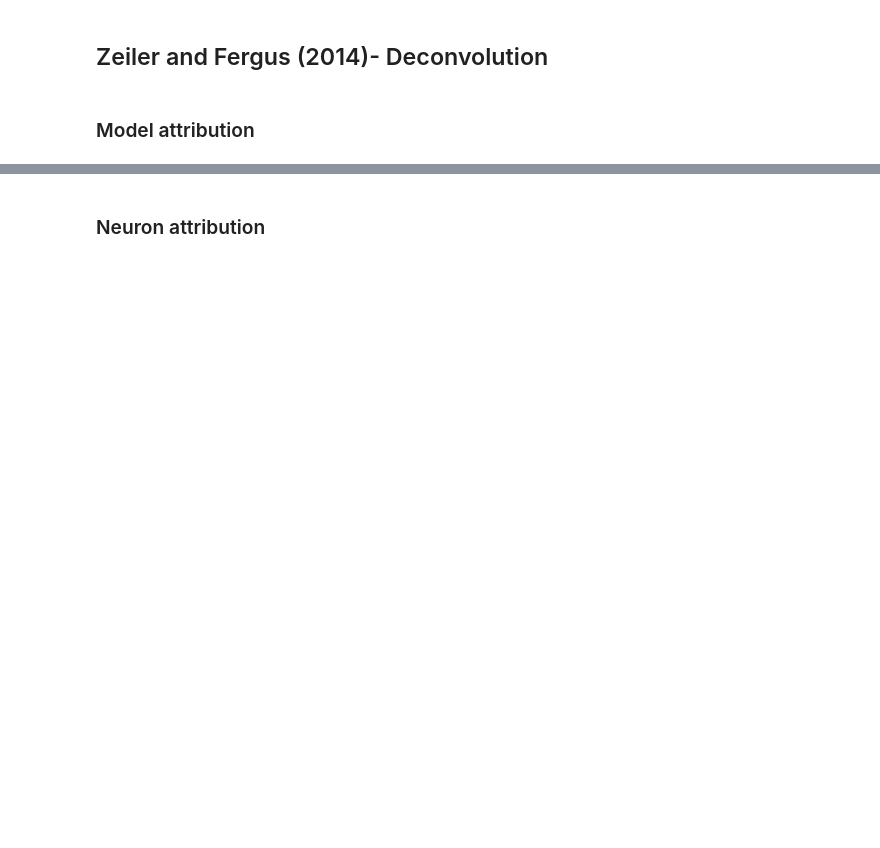
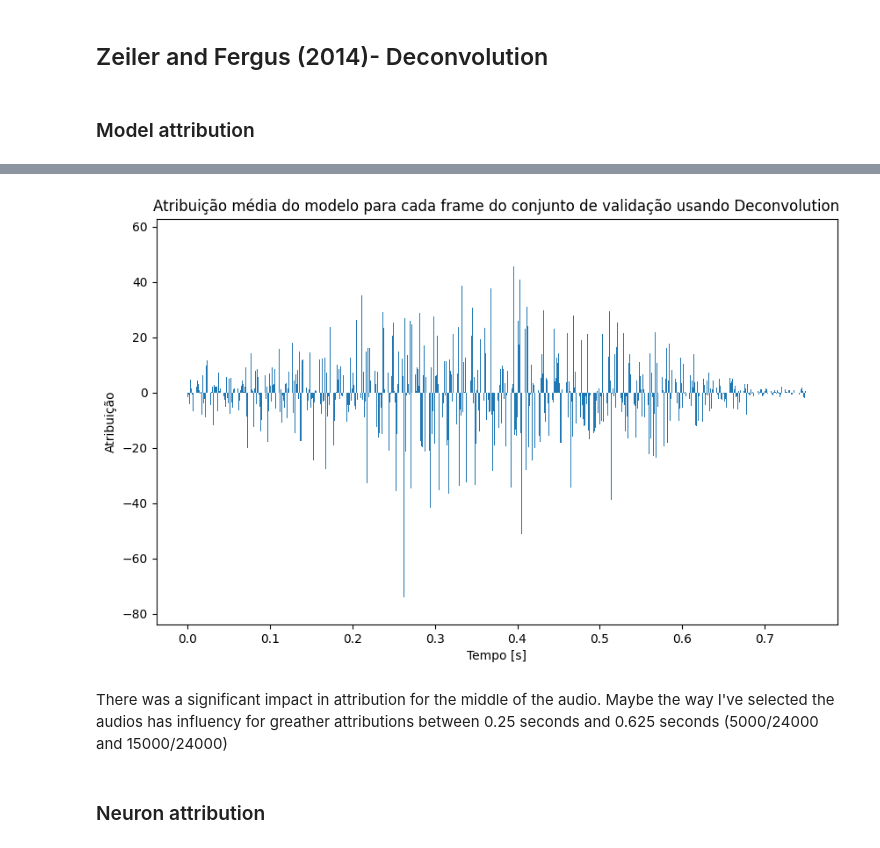
Before and after one commit to SousaPedroso/PIDL, a Jupyter notebook: panns/interpretability/local_gradients.ipynb, the cells around one changed output, grey strips where cells are left out. Cells and saved outputs as stored; diff of their text form; code cells hidden in the pictures; blank space fills up the shorter version.

```diff
--- a/panns/interpretability/local_gradients.ipynb
+++ b/panns/interpretability/local_gradients.ipynb
@@ -105,16 +134,20 @@ plot_frame_attributions(attribution_deconv, title="Atribuição média do modelo
 # %%
-_, ax = plt.subplots(figsize=(10, 6))
+fig, ax = plt.subplots(figsize=(10, 6))
 
-ax.bar(np.arange(attribution_deconv.size()[1]), np.mean(attribution_deconv.cpu().detach().numpy(), axis=0))
+ax.bar(np.arange(gen_attribution.size()[1]), np.mean(gen_attribution.cpu().detach().numpy(), axis=0))
 
 ax.set_xlabel("Tempo [s]")
 ax.set_ylabel("Atribuição")
 
-ax.set_xticks(np.arange(0, attribution_deconv.size()[1], int(sr/10)))
+ax.set_xticks(np.arange(0, gen_attribution.size()[1], int(sr/10)))
 ax.set_xticklabels(np.arange(0, 0.75, 0.10, dtype=np.float32))
 
 ax.set_title("Atribuição média do modelo para cada frame do conjunto de validação usando Deconvolution")
 
-plt.show()
+fig.show()
+# %% [output]
+[figure, added]
+# %% [markdown]
+There was a significant impact in attribution for the middle of the audio. Maybe the way I've selected the audios has influency for greather attributions between 0.25 seconds and 0.625 seconds (5000/24000 and 15000/24000)
 # %% [markdown]
 ### Neuron attribution
```
Also changed, not shown: parts of 86 cells of this notebook.
